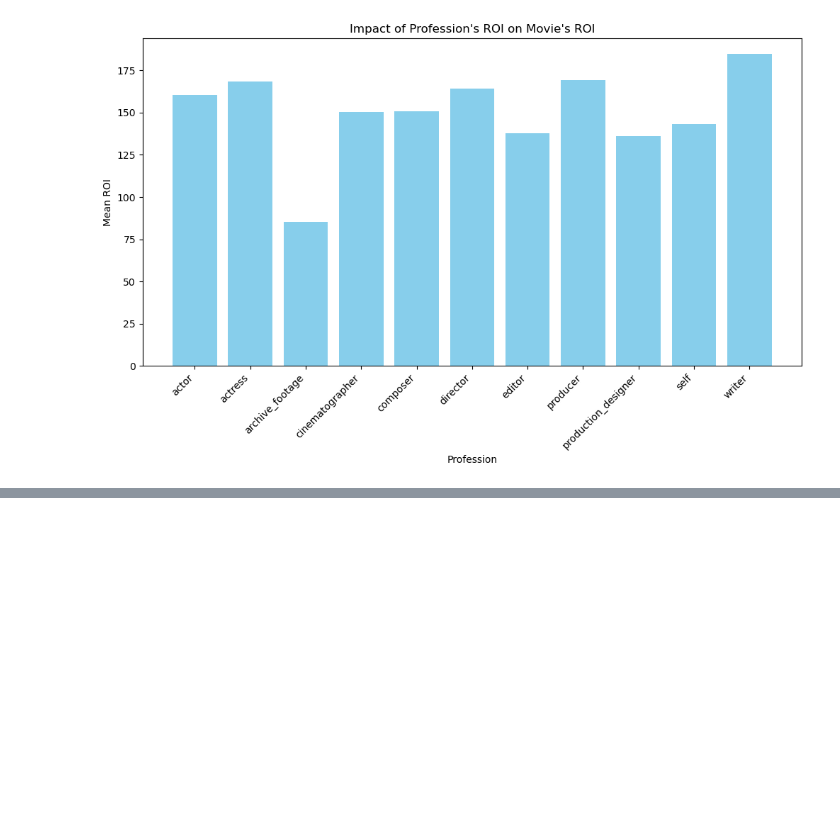
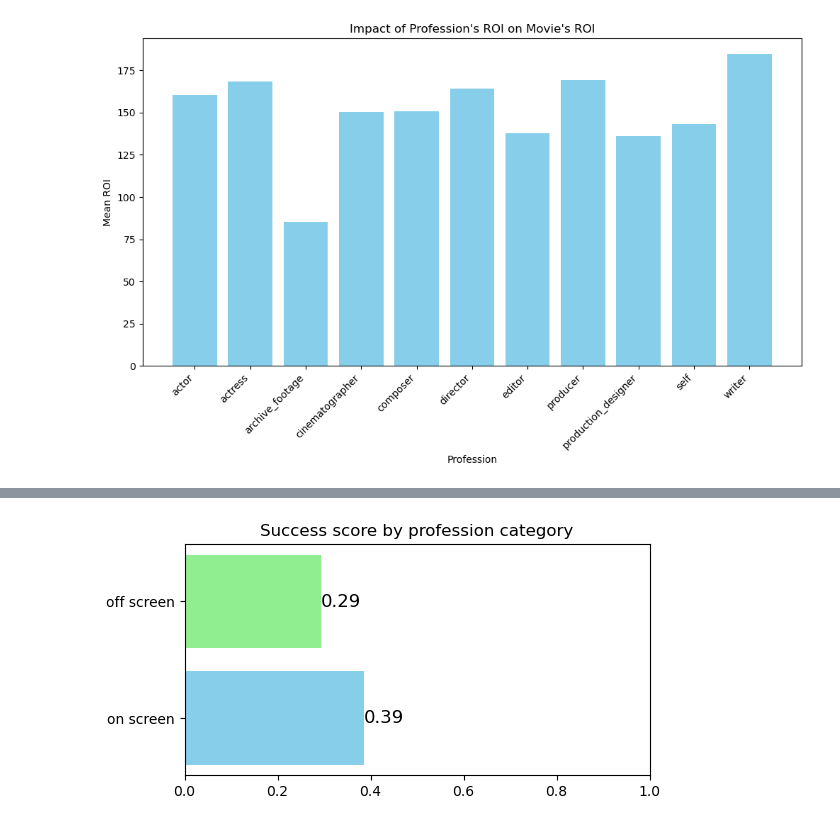
Before and after one commit to WKalawi/DTS-Phase-1-Project, a Jupyter notebook: PhaseOneProject.ipynb, the cells around one changed output, grey strips where cells are left out. Cells and saved outputs as stored; diff of their text form; code cells hidden in the pictures; blank space fills up the shorter version.

```diff
--- a/PhaseOneProject.ipynb
+++ b/PhaseOneProject.ipynb
@@ -715,0 +1001,16 @@ plt.show()
+# %%
+# Visualize the results with a horizontal bar plot
+fig, ax = plt.subplots(figsize=(6, 3))
+
+categories = ['on screen', 'off screen']
+average_scores = [on_screen_average, off_screen_average]
+
+barplot = ax.barh(categories, average_scores, color=['skyblue', 'lightgreen'])
+ax.set_xlim(0, 1)
+
+ax.bar_label(barplot, labels=[round(score, 2) for score in average_scores], label_type='edge', color='black', fontsize='13')
+ax.set_title('Success score by profession category')
+
+plt.show()
+# %% [output]
+[figure, added]
```
Also changed, not shown: parts of 25 cells of this notebook.
